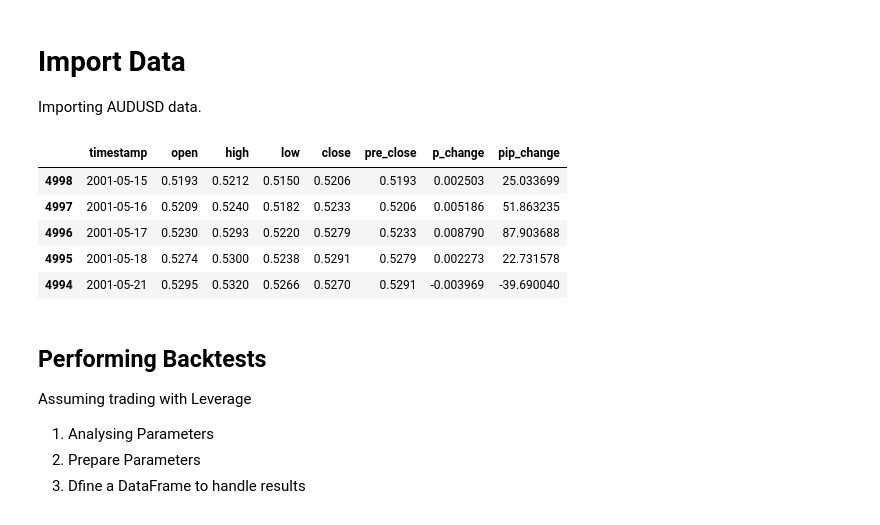
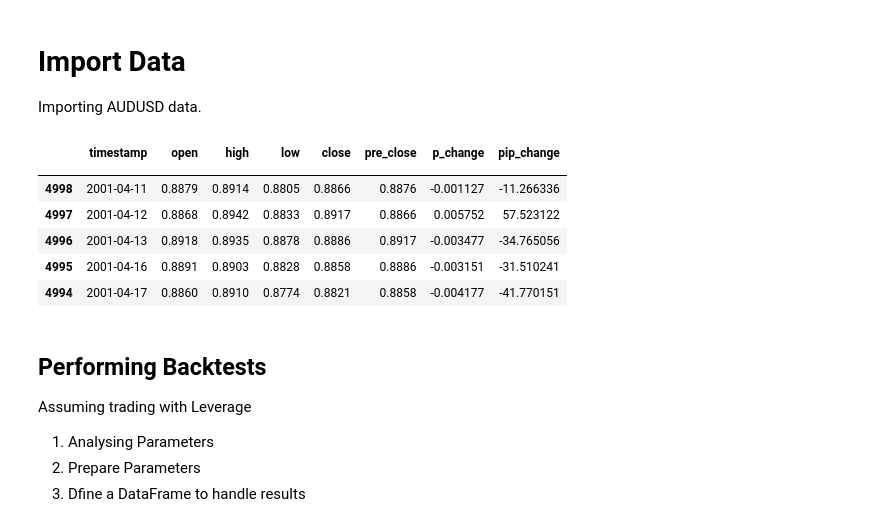
Before and after one commit to jacktator/QuantTrading_Py, a Jupyter notebook: alpha/strategies/optimization_sv.ipynb, the cells around one changed output. Saved outputs shown, nothing was run; the diff lists cells and outputs as text; code cells hidden in the pictures.

Commit message:
Analysing EURUSD & USDCAD

```diff
--- a/alpha/strategies/optimization_sv.ipynb
+++ b/alpha/strategies/optimization_sv.ipynb
@@ -6,25 +6,26 @@ Importing AUDUSD data.
 # %%
 
 import pandas as pd
 import numpy as np
 import matplotlib.pyplot as plt
 
-forex_symbol = "AUDUSD"
+forex_symbol = "EURUSD"
 
 forex_df = pd.read_csv('../../data/gen/{}_Daily_df.csv'.format(forex_symbol),
                        parse_dates=True,
                        index_col=0)
 # Strip whitespace from column names
 forex_df.columns = forex_df.columns.str.strip()
 # Print
 forex_df.head()
 # %% [output]
 |  | timestamp | open | high | low | close | pre_close | p_change | pip_change |
-| 4998 | 2001-05-15 | 0.5193 | 0.5212 | 0.5150 | 0.5206 | 0.5193 | 0.002503 | 25.033699 |
-| 4997 | 2001-05-16 | 0.5209 | 0.5240 | 0.5182 | 0.5233 | 0.5206 | 0.005186 | 51.863235 |
-| 4996 | 2001-05-17 | 0.5230 | 0.5293 | 0.5220 | 0.5279 | 0.5233 | 0.008790 | 87.903688 |
-| 4995 | 2001-05-18 | 0.5274 | 0.5300 | 0.5238 | 0.5291 | 0.5279 | 0.002273 | 22.731578 |
-| 4994 | 2001-05-21 | 0.5295 | 0.5320 | 0.5266 | 0.5270 | 0.5291 | -0.003969 | -39.690040 |
+|  |  |  |  |  |  |  |  |  |
+| 4998 | 2001-04-11 | 0.8879 | 0.8914 | 0.8805 | 0.8866 | 0.8876 | -0.001127 | -11.266336 |
+| 4997 | 2001-04-12 | 0.8868 | 0.8942 | 0.8833 | 0.8917 | 0.8866 | 0.005752 | 57.523122 |
+| 4996 | 2001-04-13 | 0.8918 | 0.8935 | 0.8878 | 0.8886 | 0.8917 | -0.003477 | -34.765056 |
+| 4995 | 2001-04-16 | 0.8891 | 0.8903 | 0.8828 | 0.8858 | 0.8886 | -0.003151 | -31.510241 |
+| 4994 | 2001-04-17 | 0.8860 | 0.8910 | 0.8774 | 0.8821 | 0.8858 | -0.004177 | -41.770151 |
 # %% [markdown]
 
 ## Performing Backtests
```
Also changed, not shown: parts of 8 cells of this notebook, 5 other files.
